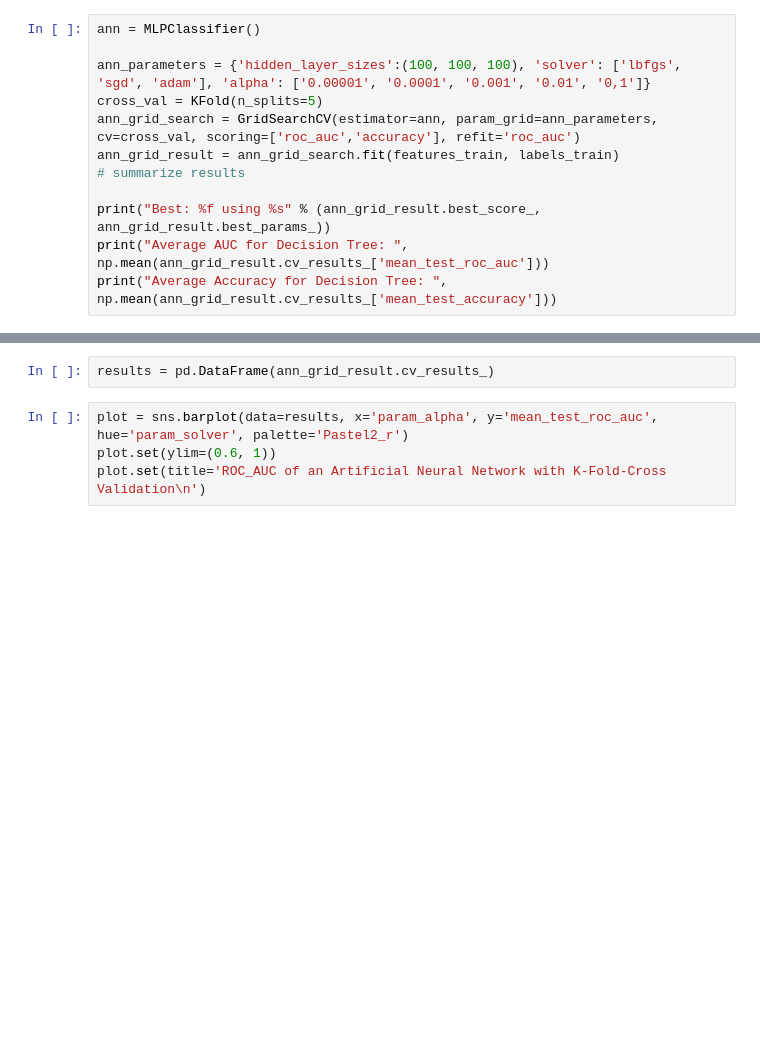
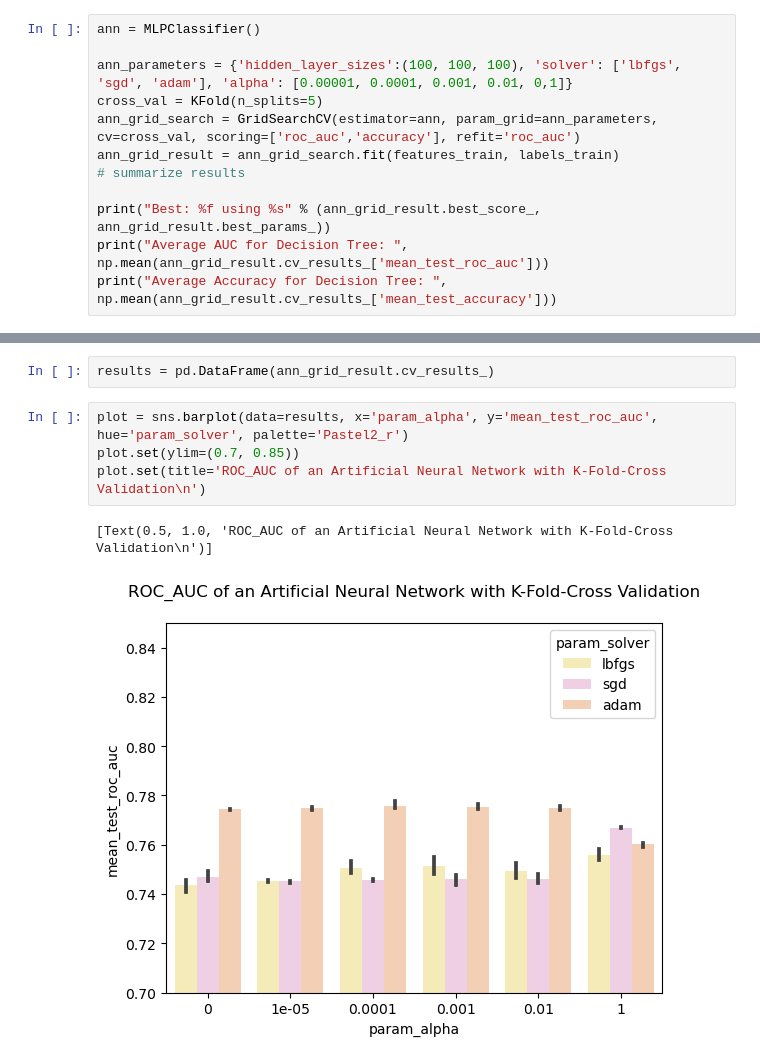
Before and after one commit to annafernandezrajal/Activity-Prediction-for-Chemical-Compounds, a Jupyter notebook: ann.ipynb, the cells around one changed output, grey strips where cells are left out. Cells and saved outputs as stored; diff of their text form; blank space fills up the shorter version.

Commit message:
Progress graphs

```diff
--- a/ann.ipynb
+++ b/ann.ipynb
@@ -19,7 +19,7 @@ features_valid = data_valid.drop(['ACTIVE'], axis=1)
 # %%
 ann = MLPClassifier()
 
-ann_parameters = {'hidden_layer_sizes':(100, 100, 100), 'solver': ['lbfgs', 'sgd', 'adam'], 'alpha': ['0.00001', '0.0001', '0.001', '0.01', '0,1']}
+ann_parameters = {'hidden_layer_sizes':(100, 100, 100), 'solver': ['lbfgs', 'sgd', 'adam'], 'alpha': [0.00001, 0.0001, 0.001, 0.01, 0,1]}
 cross_val = KFold(n_splits=5)
 ann_grid_search = GridSearchCV(estimator=ann, param_grid=ann_parameters, cv=cross_val, scoring=['roc_auc','accuracy'], refit='roc_auc')
 ann_grid_result = ann_grid_search.fit(features_train, labels_train)
@@ -32,7 +53,10 @@ print("Average Accuracy for Decision Tree: ", np.mean(ann_grid_result.cv_results
 results = pd.DataFrame(ann_grid_result.cv_results_)
 # %%
 plot = sns.barplot(data=results, x='param_alpha', y='mean_test_roc_auc', hue='param_solver', palette='Pastel2_r')
-plot.set(ylim=(0.6, 1))
+plot.set(ylim=(0.7, 0.85))
 plot.set(title='ROC_AUC of an Artificial Neural Network with K-Fold-Cross Validation\n')
+# %% [output]
+[Text(0.5, 1.0, 'ROC_AUC of an Artificial Neural Network with K-Fold-Cross Validation\n')]
+[figure, added]
 # %%
 plot = sns.barplot(data=results, x='param_alpha', y='mean_test_accuracy', hue='param_solver', palette='Pastel2_r')
```
Also changed, not shown: parts of 2 cells of this notebook, 3 other files.
